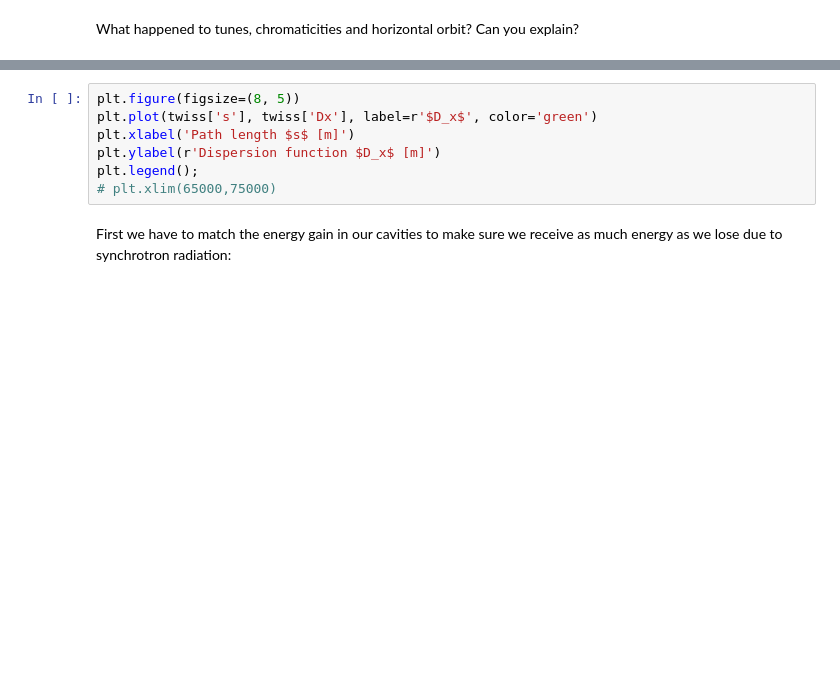
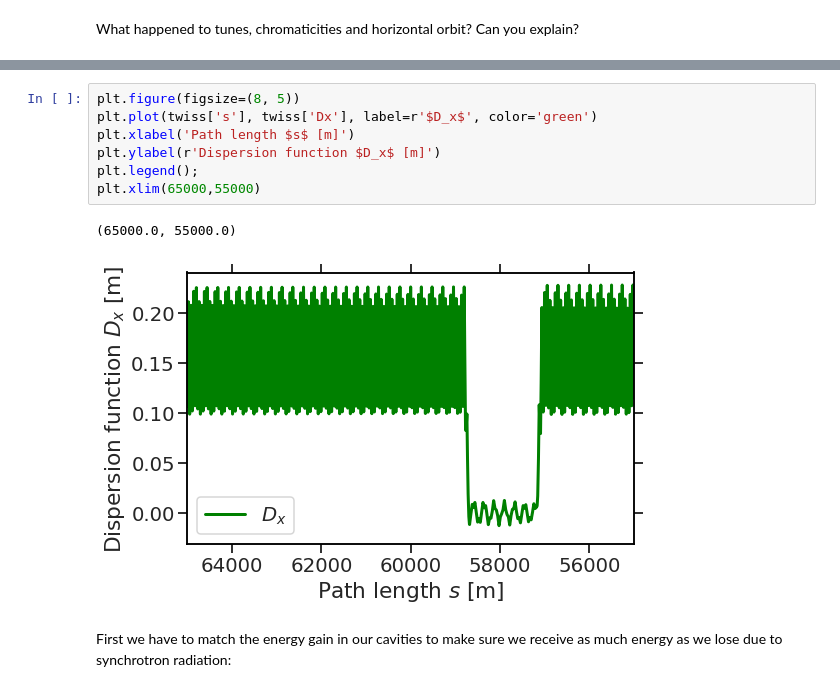
Before and after one commit to youcann/JUAS-2022-accelerator-workshop-group10, a Jupyter notebook: JUAS22_AccDesign_Topic-III-Lattice-Design.ipynb, the cells around one changed output, grey strips where cells are left out. Drawn from its saved outputs; the diff is of its cells as text; blank space fills up the shorter version.

```diff
--- a/JUAS22_AccDesign_Topic-III-Lattice-Design.ipynb
+++ b/JUAS22_AccDesign_Topic-III-Lattice-Design.ipynb
@@ -1905,10 +2010,13 @@ plt.legend();
 # %%
 plt.figure(figsize=(8, 5))
 plt.plot(twiss['s'], twiss['Dx'], label=r'$D_x$', color='green')
 plt.xlabel('Path length $s$ [m]')
 plt.ylabel(r'Dispersion function $D_x$ [m]')
 plt.legend();
-# plt.xlim(65000,75000)
+plt.xlim(65000,55000)
+# %% [output]
+(65000.0, 55000.0)
+[figure, added]
 # %% [markdown]
 First we have to match the energy gain in our cavities to make sure we receive as much energy as we lose due to synchrotron radiation:
 # %%
```
Also changed, not shown: parts of 53 cells of this notebook.
